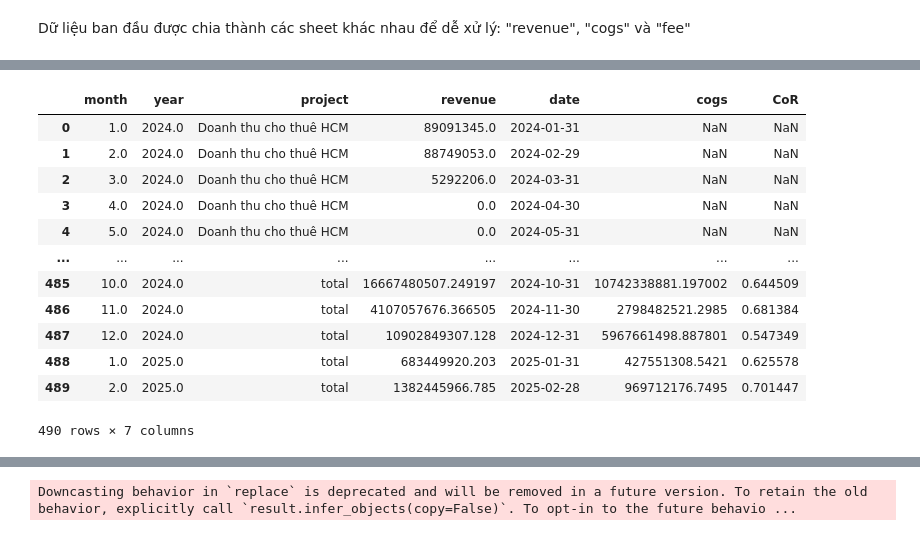
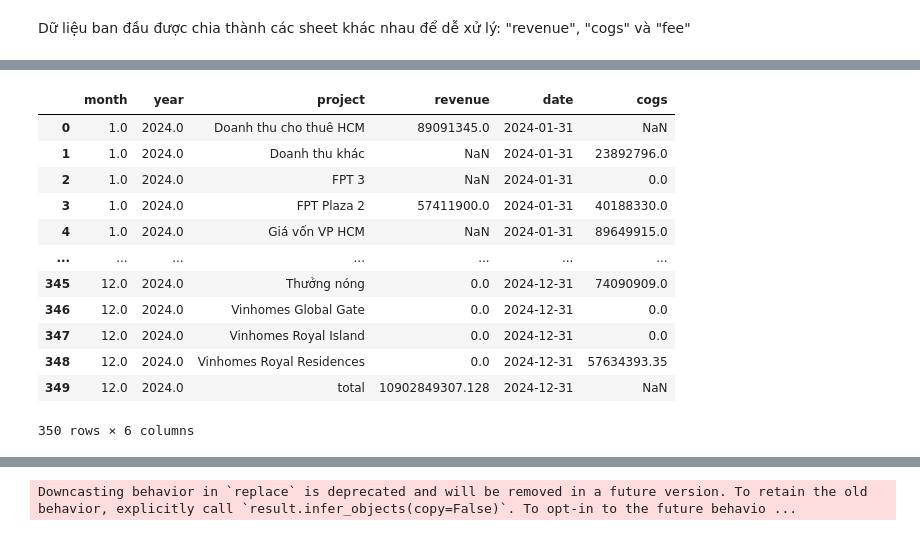
Before and after one commit to hogDuc/reti-dashboard, a Jupyter notebook: notebook.ipynb, the cells around one changed output, grey strips where cells are left out. Saved outputs shown, nothing was run; the diff lists cells and outputs as text; code cells hidden in the pictures.

```diff
--- a/notebook.ipynb
+++ b/notebook.ipynb
@@ -34,18 +78,16 @@ cogs_df["project"] = cogs_df["project"].replace("GIÁ VỐN HÀNG BÁN", "total"
 # %%
-pd.merge(rev_df, cogs_df, how='outer', on=["project", "date", "year", "month"]).assign(
-    CoR = lambda x: x["cogs"] / x["revenue"].replace(0, np.nan)
-)
+pd.merge(rev_df, cogs_df, how='outer')
 # %% [output]
-|  | month | year | project | revenue | date | cogs | CoR |
-| 0 | 1.0 | 2024.0 | Doanh thu cho thuê HCM | 89091345.0 | 2024-01-31 | NaN | NaN |
-| 1 | 2.0 | 2024.0 | Doanh thu cho thuê HCM | 88749053.0 | 2024-02-29 | NaN | NaN |
-| 2 | 3.0 | 2024.0 | Doanh thu cho thuê HCM | 5292206.0 | 2024-03-31 | NaN | NaN |
-| 3 | 4.0 | 2024.0 | Doanh thu cho thuê HCM | 0.0 | 2024-04-30 | NaN | NaN |
-| 4 | 5.0 | 2024.0 | Doanh thu cho thuê HCM | 0.0 | 2024-05-31 | NaN | NaN |
-| ... | ... | ... | ... | ... | ... | ... | ... |
-| 485 | 10.0 | 2024.0 | total | 16667480507.249197 | 2024-10-31 | 10742338881.197002 | 0.644509 |
-| 486 | 11.0 | 2024.0 | total | 4107057676.366505 | 2024-11-30 | 2798482521.2985 | 0.681384 |
-| 487 | 12.0 | 2024.0 | total | 10902849307.128 | 2024-12-31 | 5967661498.887801 | 0.547349 |
-| 488 | 1.0 | 2025.0 | total | 683449920.203 | 2025-01-31 | 427551308.5421 | 0.625578 |
-| 489 | 2.0 | 2025.0 | total | 1382445966.785 | 2025-02-28 | 969712176.7495 | 0.701447 |
+|  | month | year | project | revenue | date | cogs |
+| 0 | 1.0 | 2024.0 | Doanh thu cho thuê HCM | 89091345.0 | 2024-01-31 | NaN |
+| 1 | 1.0 | 2024.0 | Doanh thu khác | NaN | 2024-01-31 | 23892796.0 |
+| 2 | 1.0 | 2024.0 | FPT 3 | NaN | 2024-01-31 | 0.0 |
+| 3 | 1.0 | 2024.0 | FPT Plaza 2 | 57411900.0 | 2024-01-31 | 40188330.0 |
+| 4 | 1.0 | 2024.0 | Giá vốn VP HCM | NaN | 2024-01-31 | 89649915.0 |
+| ... | ... | ... | ... | ... | ... | ... |
+| 345 | 12.0 | 2024.0 | Thưởng nóng | 0.0 | 2024-12-31 | 74090909.0 |
+| 346 | 12.0 | 2024.0 | Vinhomes Global Gate | 0.0 | 2024-12-31 | 0.0 |
+| 347 | 12.0 | 2024.0 | Vinhomes Royal Island | 0.0 | 2024-12-31 | 0.0 |
+| 348 | 12.0 | 2024.0 | Vinhomes Royal Residences | 0.0 | 2024-12-31 | 57634393.35 |
+| 349 | 12.0 | 2024.0 | total | 10902849307.128 | 2024-12-31 | NaN |
-490 rows × 7 columns
+350 rows × 6 columns
```
Also changed, not shown: parts of 24 cells of this notebook, 7 other files.
